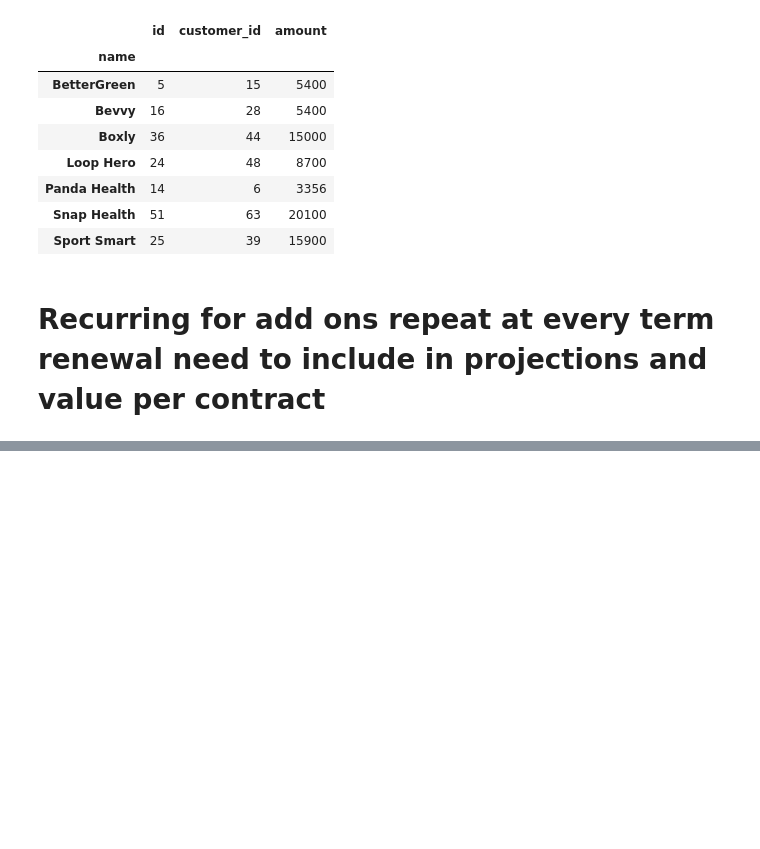
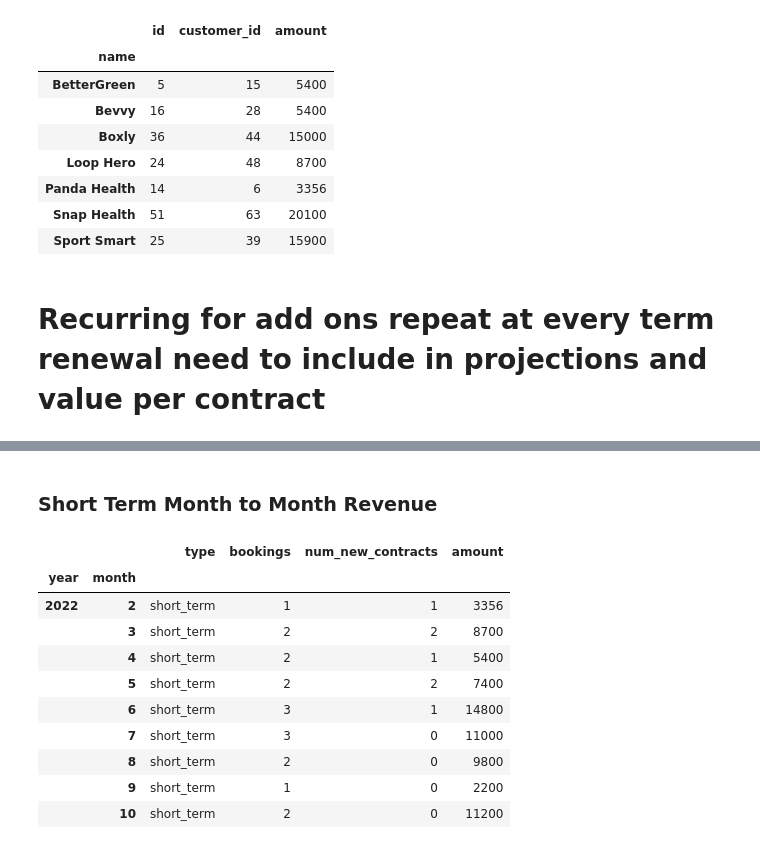
Before and after one commit to njw27/codi_pres, a Jupyter notebook: codi_nb.ipynb, the cells around one changed output, grey strips where cells are left out. Cells and saved outputs as stored; diff of their text form; code cells hidden in the pictures; blank space fills up the shorter version.

```diff
--- a/codi_nb.ipynb
+++ b/codi_nb.ipynb
@@ -474,0 +506,24 @@ KeyError: 'dater'
+# %% [markdown]
+### Short Term Month to Month Revenue
+# %%
+short_monthly = ytd_s[["returning_cust", "bookings","month", "year", "amount"]].groupby(["year","month"]).sum()
+short_monthly["num_new_contracts"] =short_monthly["bookings"] - short_monthly["returning_cust"]
+short_monthly["type"] = "short_term"
+short_monthly = short_monthly[["type", "bookings","num_new_contracts", "amount"]]
+
+
+
+
+short_monthly
+# %% [output]
+|  |  | type | bookings | num_new_contracts | amount |
+| year | month |  |  |  |  |
+| 2022 | 2 | short_term | 1 | 1 | 3356 |
+|  | 3 | short_term | 2 | 2 | 8700 |
+|  | 4 | short_term | 2 | 1 | 5400 |
+|  | 5 | short_term | 2 | 2 | 7400 |
+|  | 6 | short_term | 3 | 1 | 14800 |
+|  | 7 | short_term | 3 | 0 | 11000 |
+|  | 8 | short_term | 2 | 0 | 9800 |
+|  | 9 | short_term | 1 | 0 | 2200 |
+|  | 10 | short_term | 2 | 0 | 11200 |
```
Also changed, not shown: parts of 17 cells of this notebook.
